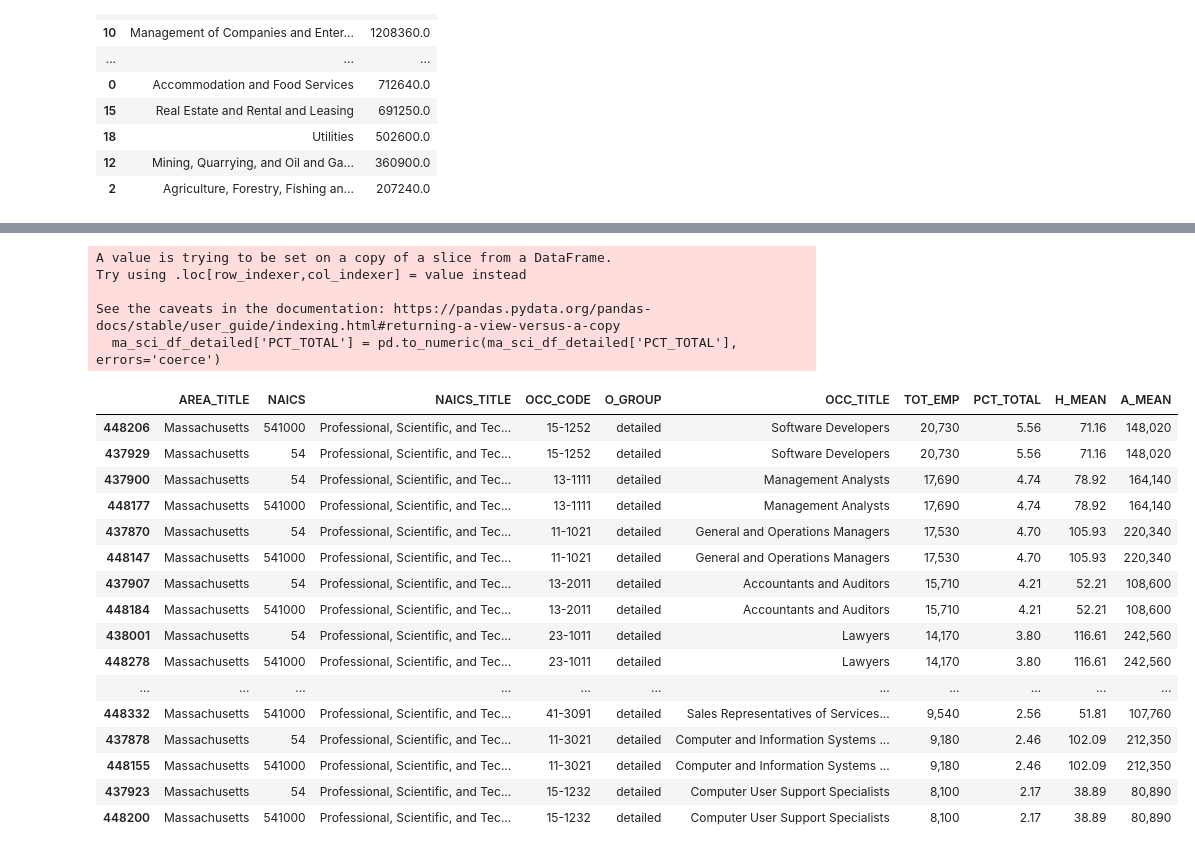
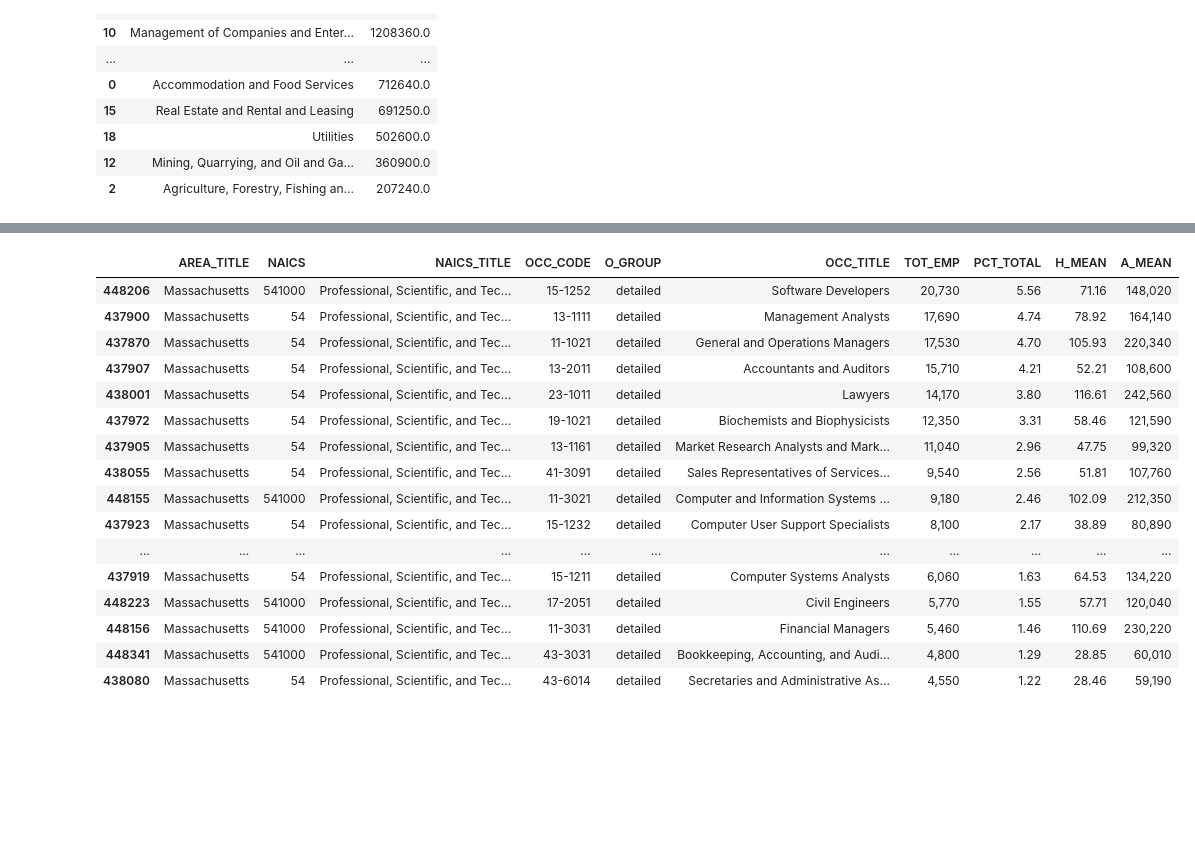
Before and after one commit to maggiechua/Ghost-Jobs-Research, a Jupyter notebook: jobscraper/bls_data/bls_sectors.ipynb, the cells around one changed output, grey strips where cells are left out. Saved outputs shown, nothing was run; the diff lists cells and outputs as text; code cells hidden in the pictures; blank space fills up the shorter version.

```diff
--- a/jobscraper/bls_data/bls_sectors.ipynb
+++ b/jobscraper/bls_data/bls_sectors.ipynb
@@ -237,30 +279,25 @@ ma_sci_df_major[['AREA_TITLE', 'NAICS', 'NAICS_TITLE', 'OCC_CODE', 'O_GROUP', 'O
 # %%
 ma_sci_df_detailed['PCT_TOTAL'] = pd.to_numeric(ma_sci_df_detailed['PCT_TOTAL'], errors='coerce')
-ma_sci_df_detailed = ma_sci_df_detailed.sort_values(by='PCT_TOTAL', ascending=False)
+ma_sci_df_detailed = ma_sci_df_detailed.sort_values(by='PCT_TOTAL', ascending=False).drop_duplicates(subset=['OCC_CODE'])
 ma_sci_df_detailed[['AREA_TITLE', 'NAICS', 'NAICS_TITLE', 'OCC_CODE', 'O_GROUP', 'OCC_TITLE', 'TOT_EMP', 'PCT_TOTAL', 'H_MEAN', 'A_MEAN']].head(20)
 # %% [output]
-A value is trying to be set on a copy of a slice from a DataFrame.
-Try using .loc[row_indexer,col_indexer] = value instead
-
-See the caveats in the documentation: https://pandas.pydata.org/pandas-docs/stable/user_guide/indexing.html#returning-a-view-versus-a-copy
-  ma_sci_df_detailed['PCT_TOTAL'] = pd.to_numeric(ma_sci_df_detailed['PCT_TOTAL'], errors='coerce')
 |  | AREA_TITLE | NAICS | NAICS_TITLE | OCC_CODE | O_GROUP | OCC_TITLE | TOT_EMP | PCT_TOTAL | H_MEAN | A_MEAN |
 | 448206 | Massachusetts | 541000 | Professional, Scientific, and Tec... | 15-1252 | detailed | Software Developers | 20,730 | 5.56 | 71.16 | 148,020 |
-| 437929 | Massachusetts | 54 | Professional, Scientific, and Tec... | 15-1252 | detailed | Software Developers | 20,730 | 5.56 | 71.16 | 148,020 |
 | 437900 | Massachusetts | 54 | Professional, Scientific, and Tec... | 13-1111 | detailed | Management Analysts | 17,690 | 4.74 | 78.92 | 164,140 |
-| 448177 | Massachusetts | 541000 | Professional, Scientific, and Tec... | 13-1111 | detailed | Management Analysts | 17,690 | 4.74 | 78.92 | 164,140 |
 | 437870 | Massachusetts | 54 | Professional, Scientific, and Tec... | 11-1021 | detailed | General and Operations Managers | 17,530 | 4.70 | 105.93 | 220,340 |
-| 448147 | Massachusetts | 541000 | Professional, Scientific, and Tec... | 11-1021 | detailed | General and Operations Managers | 17,530 | 4.70 | 105.93 | 220,340 |
 | 437907 | Massachusetts | 54 | Professional, Scientific, and Tec... | 13-2011 | detailed | Accountants and Auditors | 15,710 | 4.21 | 52.21 | 108,600 |
-| 448184 | Massachusetts | 541000 | Professional, Scientific, and Tec... | 13-2011 | detailed | Accountants and Auditors | 15,710 | 4.21 | 52.21 | 108,600 |
 | 438001 | Massachusetts | 54 | Professional, Scientific, and Tec... | 23-1011 | detailed | Lawyers | 14,170 | 3.80 | 116.61 | 242,560 |
-| 448278 | Massachusetts | 541000 | Professional, Scientific, and Tec... | 23-1011 | detailed | Lawyers | 14,170 | 3.80 | 116.61 | 242,560 |
-| ... | ... | ... | ... | ... | ... | ... | ... | ... | ... | ... |
-| 448332 | Massachusetts | 541000 | Professional, Scientific, and Tec... | 41-3091 | detailed | Sales Representatives of Services... | 9,540 | 2.56 | 51.81 | 107,760 |
-| 437878 | Massachusetts | 54 | Professional, Scientific, and Tec... | 11-3021 | detailed | Computer and Information Systems ... | 9,180 | 2.46 | 102.09 | 212,350 |
+| 437972 | Massachusetts | 54 | Professional, Scientific, and Tec... | 19-1021 | detailed | Biochemists and Biophysicists | 12,350 | 3.31 | 58.46 | 121,590 |
+| 437905 | Massachusetts | 54 | Professional, Scientific, and Tec... | 13-1161 | detailed | Market Research Analysts and Mark... | 11,040 | 2.96 | 47.75 | 99,320 |
+| 438055 | Massachusetts | 54 | Professional, Scientific, and Tec... | 41-3091 | detailed | Sales Representatives of Services... | 9,540 | 2.56 | 51.81 | 107,760 |
 | 448155 | Massachusetts | 541000 | Professional, Scientific, and Tec... | 11-3021 | detailed | Computer and Information Systems ... | 9,180 | 2.46 | 102.09 | 212,350 |
 | 437923 | Massachusetts | 54 | Professional, Scientific, and Tec... | 15-1232 | detailed | Computer User Support Specialists | 8,100 | 2.17 | 38.89 | 80,890 |
-| 448200 | Massachusetts | 541000 | Professional, Scientific, and Tec... | 15-1232 | detailed | Computer User Support Specialists | 8,100 | 2.17 | 38.89 | 80,890 |
+| ... | ... | ... | ... | ... | ... | ... | ... | ... | ... | ... |
+| 437919 | Massachusetts | 54 | Professional, Scientific, and Tec... | 15-1211 | detailed | Computer Systems Analysts | 6,060 | 1.63 | 64.53 | 134,220 |
+| 448223 | Massachusetts | 541000 | Professional, Scientific, and Tec... | 17-2051 | detailed | Civil Engineers | 5,770 | 1.55 | 57.71 | 120,040 |
+| 448156 | Massachusetts | 541000 | Professional, Scientific, and Tec... | 11-3031 | detailed | Financial Managers | 5,460 | 1.46 | 110.69 | 230,220 |
+| 448341 | Massachusetts | 541000 | Professional, Scientific, and Tec... | 43-3031 | detailed | Bookkeeping, Accounting, and Audi... | 4,800 | 1.29 | 28.85 | 60,010 |
+| 438080 | Massachusetts | 54 | Professional, Scientific, and Tec... | 43-6014 | detailed | Secretaries and Administrative As... | 4,550 | 1.22 | 28.46 | 59,190 |
 # %%
 ma_health_df_major['PCT_TOTAL'] = pd.to_numeric(ma_health_df_major['PCT_TOTAL'], errors='coerce')
 ma_health_df_major = ma_health_df_major.sort_values(by='PCT_TOTAL', ascending=False)
```
Also changed, not shown: parts of 26 cells of this notebook.
